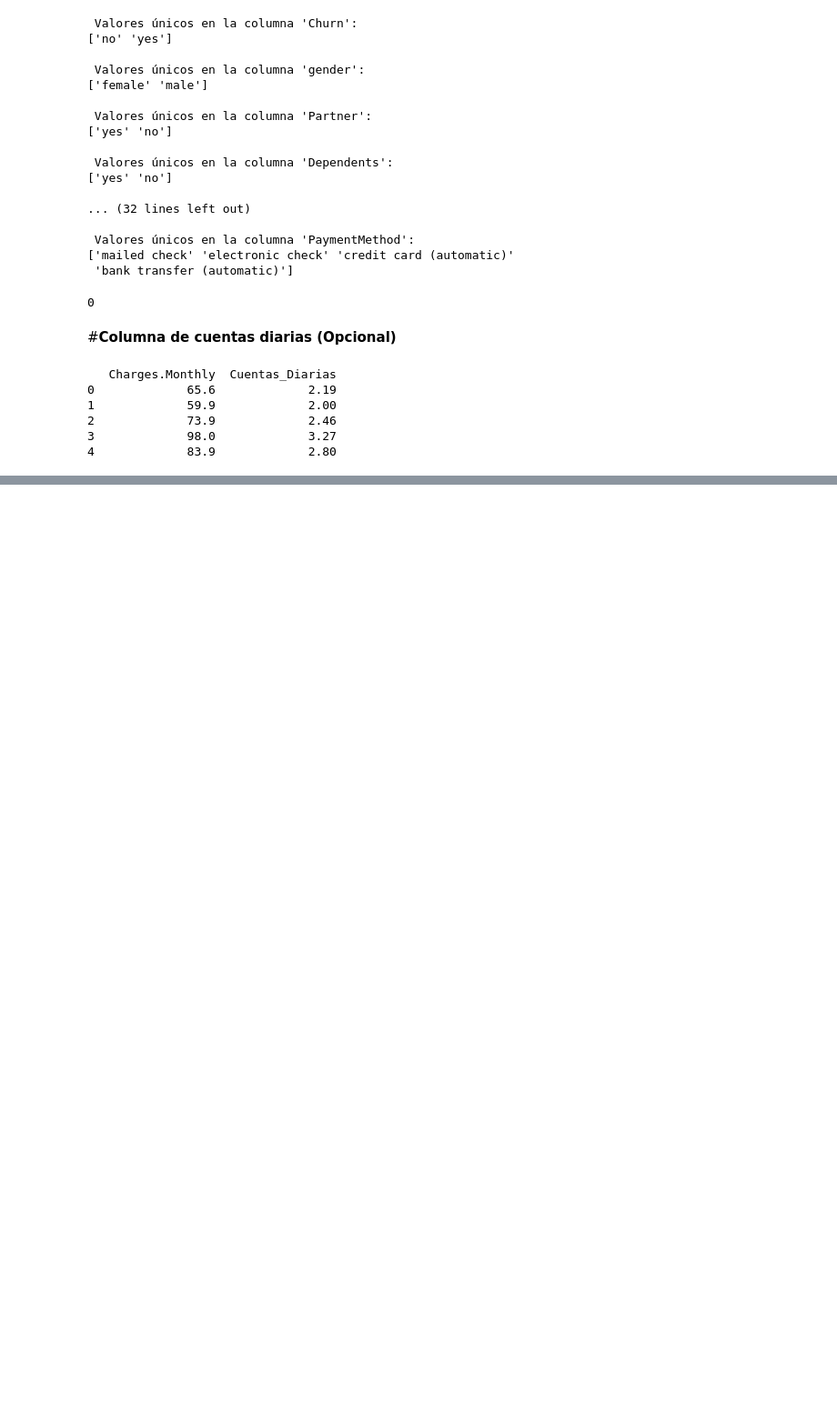
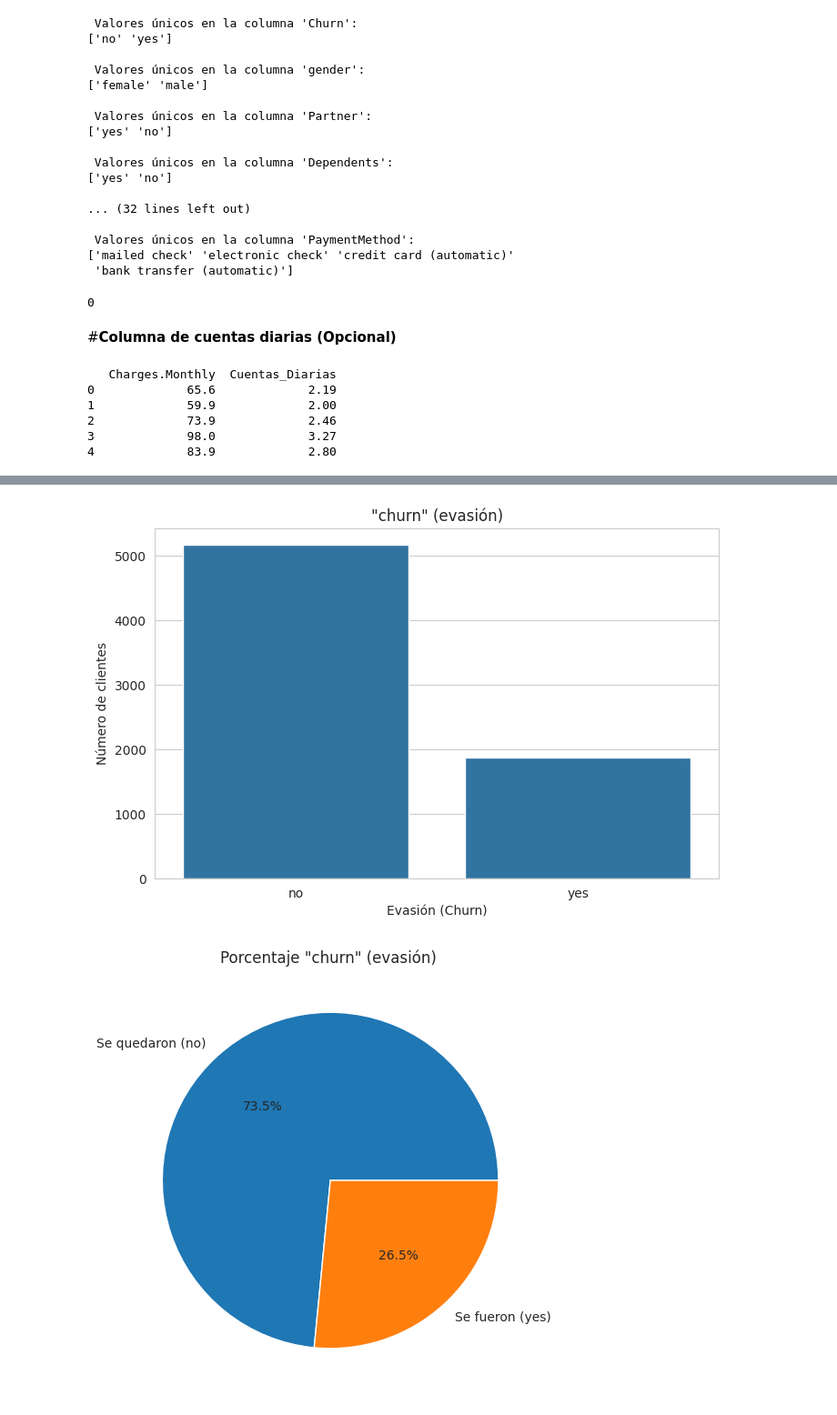
Before and after one commit to fabrizzio2901/TelecomX-Datos, a Jupyter notebook: telecomx_datos.ipynb, the cells around one changed output, grey strips where cells are left out. Shown at 91% size. Saved outputs shown, nothing was run; the diff lists cells and outputs as text; code cells hidden in the pictures; blank space fills up the shorter version.

```diff
--- a/telecomx_datos.ipynb
+++ b/telecomx_datos.ipynb
@@ -209,0 +238,41 @@ print(df_flat[[columna_mensual, 'Cuentas_Diarias']].head())
+# %%
+import matplotlib.pyplot as plt
+import seaborn as sns
+
+# GRÁFICO DE BARRAS
+
+# Le damos un tamaño al gráfico (ancho, alto)
+plt.figure(figsize=(8, 5))
+
+# Usamos seaborn para contar cuántos 'yes' y 'no' hay en la columna Churn
+sns.countplot(data=df_flat, x='Churn')
+
+# Le ponemos títulos para que se entienda qué estamos viendo
+plt.title('"churn" (evasión)')
+plt.xlabel('Evasión (Churn)')
+plt.ylabel('Número de clientes')
+
+# Mostramos este primer gráfico
+plt.show()
+
+# GRÁFICO DE PASTEL
+
+# Hacemos un nuevo gráfico cuadradito
+plt.figure(figsize=(6, 6))
+
+# Primero contamos cuántos clientes hay de cada categoría
+conteo_churn = df_flat['Churn'].value_counts()
+
+# Dibujamos el pastel
+plt.pie(conteo_churn,
+        labels=['Se quedaron (no)', 'Se fueron (yes)'],
+        autopct='%1.1f%%')
+
+# Su título
+plt.title('Porcentaje "churn" (evasión) ')
+
+# Mostramos el pastel
+plt.show()
+# %% [output]
+[figure, added]
+[figure, added]
```
Also changed, not shown: parts of 6 cells of this notebook.
